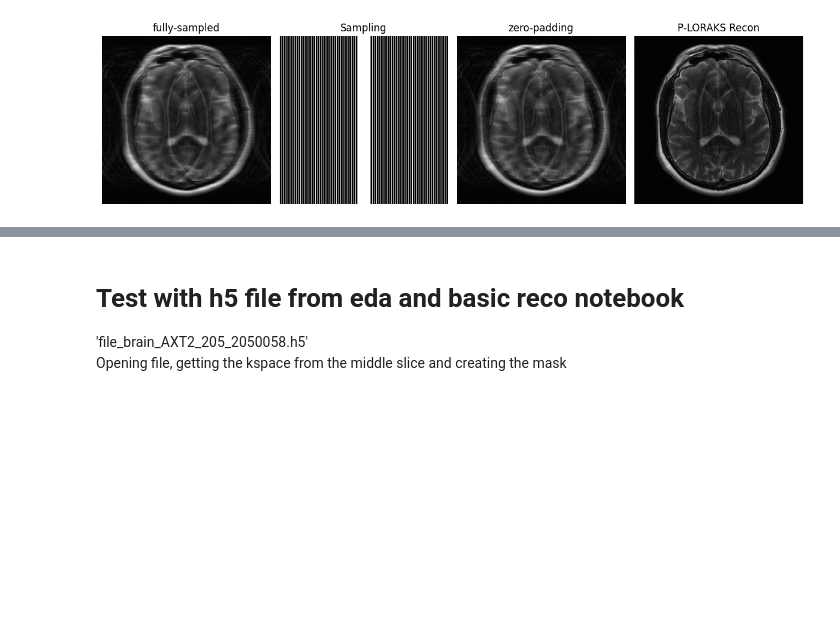
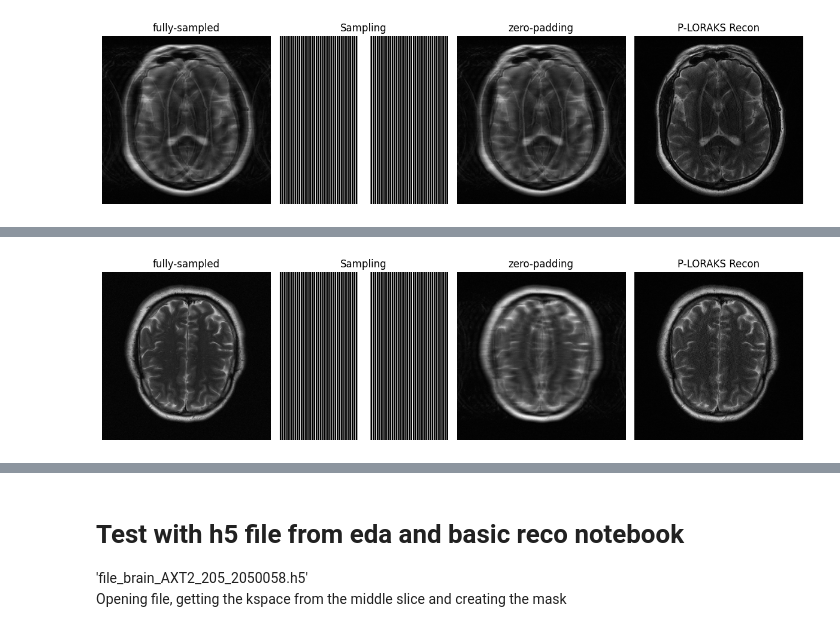
Before and after one commit to syllsg/IRM_Reconstruction, a Jupyter notebook: Reco_SL/P_LORAKS.ipynb, the cells around one changed output, grey strips where cells are left out. Saved outputs shown, nothing was run; the diff lists cells and outputs as text; code cells hidden in the pictures; blank space fills up the shorter version.

```diff
--- a/Reco_SL/P_LORAKS.ipynb
+++ b/Reco_SL/P_LORAKS.ipynb
@@ -196,7 +275,8 @@ Loading data that should be in format :
 # Test with data.mat in the scan_specific_dl folder
 # %%
 # ---------------------------- Data Load ---------------------------------------
-data = loadmat('/data/data.mat')  # load data
-kData = np.squeeze(data['kspace'], axis = 3)    #  k-space data
+data = loadmat('data/data.mat')  # load data
+#k-space data
+kData = np.squeeze(data['kspace'], axis = 3)    #  np.squeeze to get required shape
 kData.shape
 # %% [output]
@@ -289,0 +366,12 @@ Done. Acc: 3.27x, Error: 2.76e-01, zp_Error: 6.29e-17
+# %%
+# Mask
+msk = np.load("data/msk.npy")
+print(msk.shape)
+kMask = msk
+
+#kspace
+kspace_8st_slice = np.load("data/kspace_8st_slice.npy")
+print(kspace_8st_slice.shape)
+# Transpose the k-space data to have coils in the last dimension
+kData = np.transpose(kspace_8st_slice, (1,2,0))
+print(kData.shape)
@@ -289,0 +382,66 @@ Done. Acc: 3.27x, Error: 2.76e-01, zp_Error: 6.29e-17
+# %%
+
+# -------------------------- Hyperparameters ----------------------------------
+VCC = True           # Enable Virtual Conjugate Coils
+R = 3                # Kernel radius
+lambda_ = 1e-4       # Regularization weight
+tol = 1e-4           # Iteration tolerance
+max_iter = 1000      # Max iterations
+r_C = 40             # Rank for low-rank constraint
+
+# ---------------------------- Data Load ---------------------------------------
+#kData = loadmat('dataset.mat')['kData']     # k-space data
+#kMask = loadmat('dataset.mat')['kMask']     # Sampling Mask
+if VCC:
+    kData, kMask = apply_vcc(kData, kMask)
+
+nx, ny, nc = kData.shape
+acc = kMask.size / np.sum(kMask)
+print(f"Acceleration factor: {acc:.2f}x")
+kdata = kData * kMask
+
+# ---------------------------- Initialization ----------------------------------
+patches = ktoM(kdata, R)
+weight = Mtok(patches, (nx, ny, nc), R)[1]
+phi = kMask + lambda_ * weight
+phi_dagger = np.zeros_like(phi)
+phi_dagger[phi != 0] = 1.0 / phi[phi != 0]
+z = kdata * kMask
+
+
+# ------------------------ P-LORAKS Reconstruction -----------------------------
+for i in range(1, max_iter+1):
+    z_prev = z.copy()
+    CC = ktoM(z, R)
+    Ucc, Scc, Vcc = svdsecon(CC, k=r_C)
+    CC_approx = Ucc @ Scc @ Vcc.conj().T
+    CCr = Mtok(CC_approx, (nx, ny, nc), R)[0]
+
+    z = phi_dagger * (kdata + lambda_ * CCr)
+    t = LA.norm(z_prev - z) / LA.norm(z)
+
+    if t < tol:
+        print(f"Converged at iter {i}, t: {t:.2e}")
+        break
+    if i % 10 == 0:
+        print(f"iter {i}, t: {t:.2e}")
+
+recon = z
+if VCC:
+    recon, kData, kMask = inverse_vcc(recon, kData, kMask)
+
+
+# -------------------------- Reconstruction Error ------------------------------
+error = LA.norm(isumsq(recon) - isumsq(kData)) / LA.norm(isumsq(kData))
+zp_error = LA.norm(isumsq(kData * kMask) - isumsq(kData)) / LA.norm(isumsq(kData))
+print(f"Done. Acc: {acc:.2f}x, Error: {error:.2e}, zp_Error: {zp_error:.2e}")
+
+# ------------------------------ Visualization ---------------------------------
+plt.figure(figsize=(12, 4))
+plt.subplot(1, 4, 1); show(isumsq(kData), "fully-sampled")
+plt.subplot(1, 4, 2); show(kMask[...,0], "Sampling")
+plt.subplot(1, 4, 3); show(isumsq(kData * kMask), "zero-padding")
+plt.subplot(1, 4, 4); show(isumsq(recon), "P-LORAKS Recon")
+plt.tight_layout()
+plt.show()
+# %% [output]
@@ -289,0 +461 @@ Done. Acc: 3.27x, Error: 2.76e-01, zp_Error: 6.29e-17
+[figure, added]
```
Also changed, not shown: parts of 18 cells of this notebook, 27 other files.
